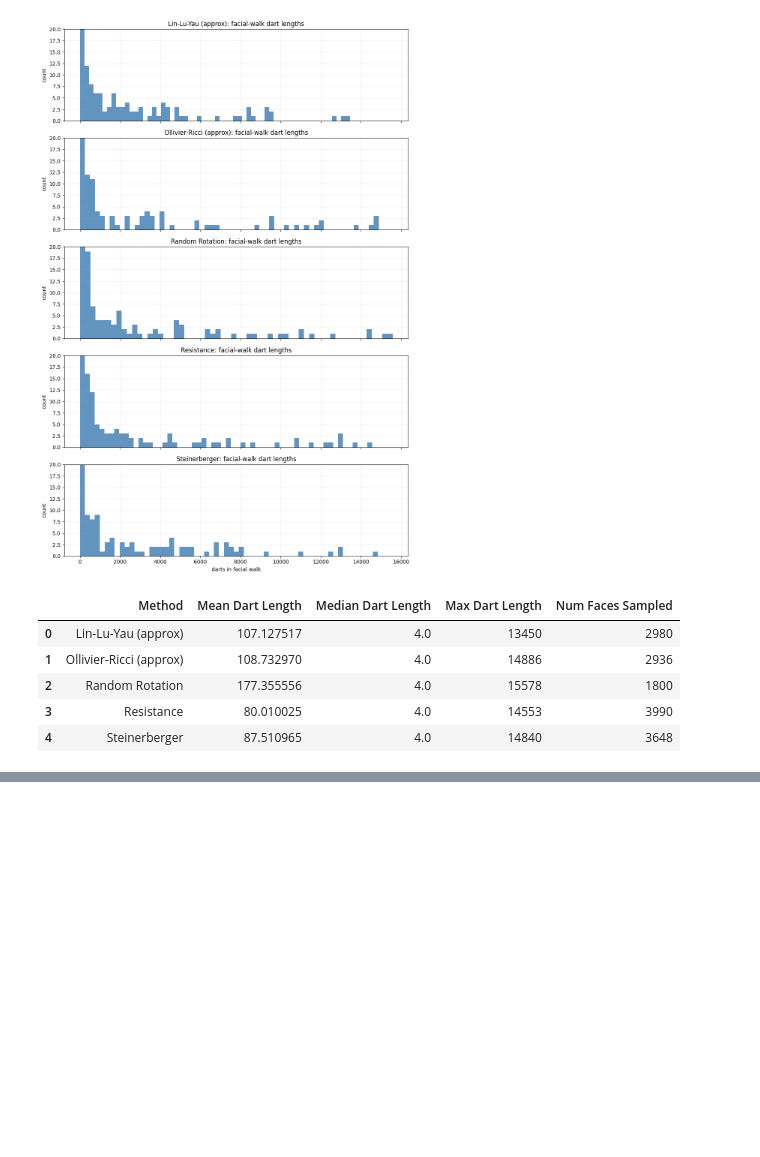
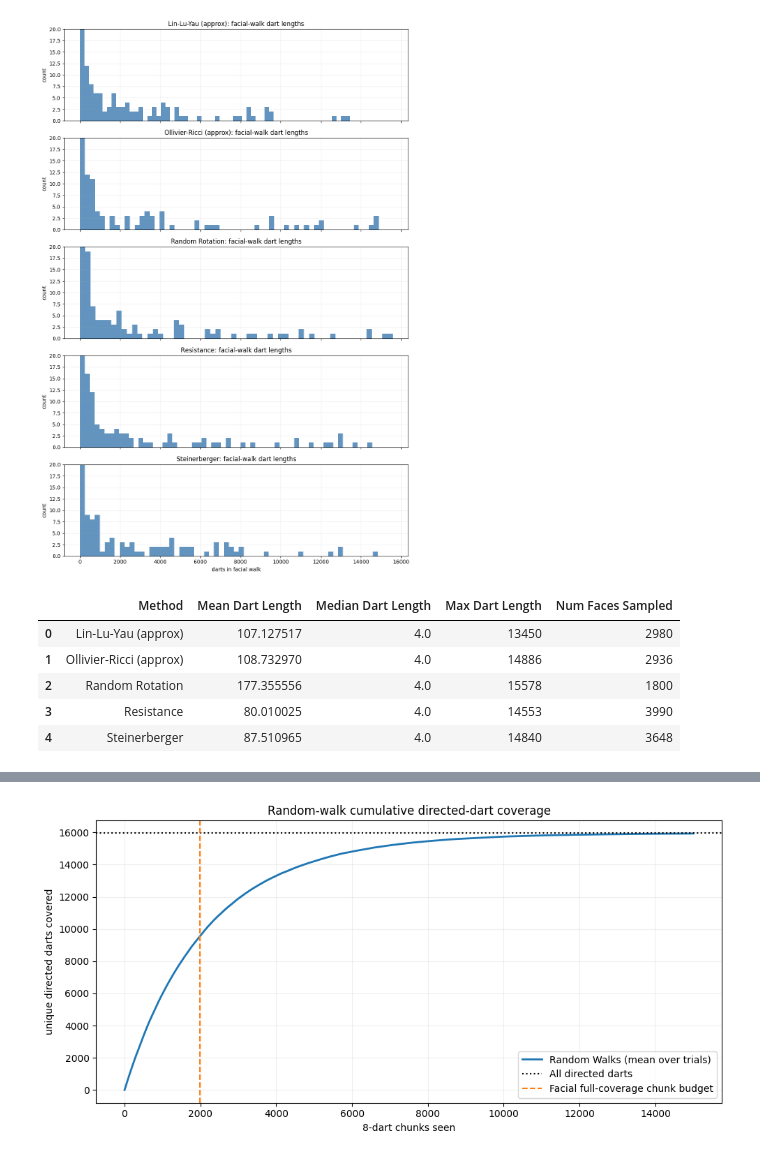
Before and after one commit to rbmuk/facialgen, a Jupyter notebook: curvature_experiments.ipynb, the cells around one changed output, grey strips where cells are left out. Saved outputs shown, nothing was run; the diff lists cells and outputs as text; code cells hidden in the pictures; blank space fills up the shorter version.

```diff
--- a/curvature_experiments.ipynb
+++ b/curvature_experiments.ipynb
@@ -562,0 +651,78 @@ display(pd.DataFrame(rows).sort_values('Largest-Face Hamming Mean-Std', ascendin
+# %%
+from math import ceil
+from tqdm.auto import tqdm
+
+coverage_trials = 8
+coverage_max_walks = 15_000
+coverage_rng_seed = 3031
+
+rows, cols = A_lcc.nonzero()
+all_darts = {(int(u), int(v)) for u, v in zip(rows.tolist(), cols.tolist()) if int(u) != int(v)}
+num_darts_total = len(all_darts)
+facial_full_coverage_chunks = ceil(num_darts_total / chunk_darts)
+
+def random_walk_coverage_curve(A, *, num_darts, p, q, max_walks, rng):
+    seen = set()
+    curve = np.empty(max_walks, dtype=float)
+    reached_at = None
+    for walk_idx in tqdm(range(max_walks), desc='number of walks'):
+        chunk = second_order_random_walk_chunk(A, num_darts, rng, p=p, q=q)
+        seen.update(chunk)
+        curve[walk_idx] = len(seen)
+        if reached_at is None and len(seen) >= num_darts_total:
+            reached_at = walk_idx + 1
+            curve[walk_idx:] = len(seen)
+            break
+    return curve, reached_at
+
+coverage_curves_rw = []
+coverage_hits = []
+trial_rng = np.random.default_rng(coverage_rng_seed)
+
+for trial_idx in tqdm(range(coverage_trials), desc='random-walk coverage trials'):
+    curve, reached_at = random_walk_coverage_curve(
+        A_lcc,
+        num_darts=chunk_darts,
+        p=rw_p,
+        q=rw_q,
+        max_walks=coverage_max_walks,
+        rng=np.random.default_rng(int(trial_rng.integers(0, 2**32 - 1))),
+    )
+    coverage_curves_rw.append(curve)
+    coverage_hits.append(reached_at if reached_at is not None else np.nan)
+
+coverage_curves_rw = np.asarray(coverage_curves_rw, dtype=float)
+mean_curve_rw = np.nanmean(coverage_curves_rw, axis=0)
+std_curve_rw = np.nanstd(coverage_curves_rw, axis=0)
+coverage_hits = np.asarray(coverage_hits, dtype=float)
+
+summary_df = pd.DataFrame([{
+    'Total Directed Darts': int(num_darts_total),
+    'Facial Full-Coverage 8-Dart Chunks': int(facial_full_coverage_chunks),
+    'Random-Walk Mean Chunks to Full Coverage': float(np.nanmean(coverage_hits)) if np.isfinite(coverage_hits).any() else float('nan'),
+    'Random-Walk Median Chunks to Full Coverage': float(np.nanmedian(coverage_hits)) if np.isfinite(coverage_hits).any() else float('nan'),
+    'Random-Walk Min Chunks to Full Coverage': float(np.nanmin(coverage_hits)) if np.isfinite(coverage_hits).any() else float('nan'),
+    'Random-Walk Max Chunks to Full Coverage': float(np.nanmax(coverage_hits)) if np.isfinite(coverage_hits).any() else float('nan'),
+}])
+display(summary_df)
+
+trial_rows = pd.DataFrame({
+    'trial': np.arange(1, coverage_trials + 1),
+    'random_walk_chunks_to_full_coverage': coverage_hits,
+})
+display(trial_rows)
+
+x = np.arange(1, coverage_max_walks + 1)
+plt.figure(figsize=(10, 5))
+plt.plot(x, mean_curve_rw, label='Random Walks (mean over trials)', linewidth=2)
+plt.fill_between(x, mean_curve_rw - std_curve_rw, mean_curve_rw + std_curve_rw, alpha=0.2)
+plt.axhline(num_darts_total, color='black', linestyle=':', label='All directed darts')
+plt.axvline(facial_full_coverage_chunks, color='tab:orange', linestyle='--', label='Facial full-coverage chunk budget')
+plt.xlabel('8-dart chunks seen')
+plt.ylabel('unique directed darts covered')
+plt.title('Random-walk cumulative directed-dart coverage')
+plt.grid(alpha=0.2)
+plt.legend()
+plt.tight_layout()
+plt.show()
+# %% [output]
@@ -562,0 +740 @@ display(pd.DataFrame(rows).sort_values('Largest-Face Hamming Mean-Std', ascendin
+[figure, added]
```
Also changed, not shown: parts of 6 cells of this notebook, 5 other files.
